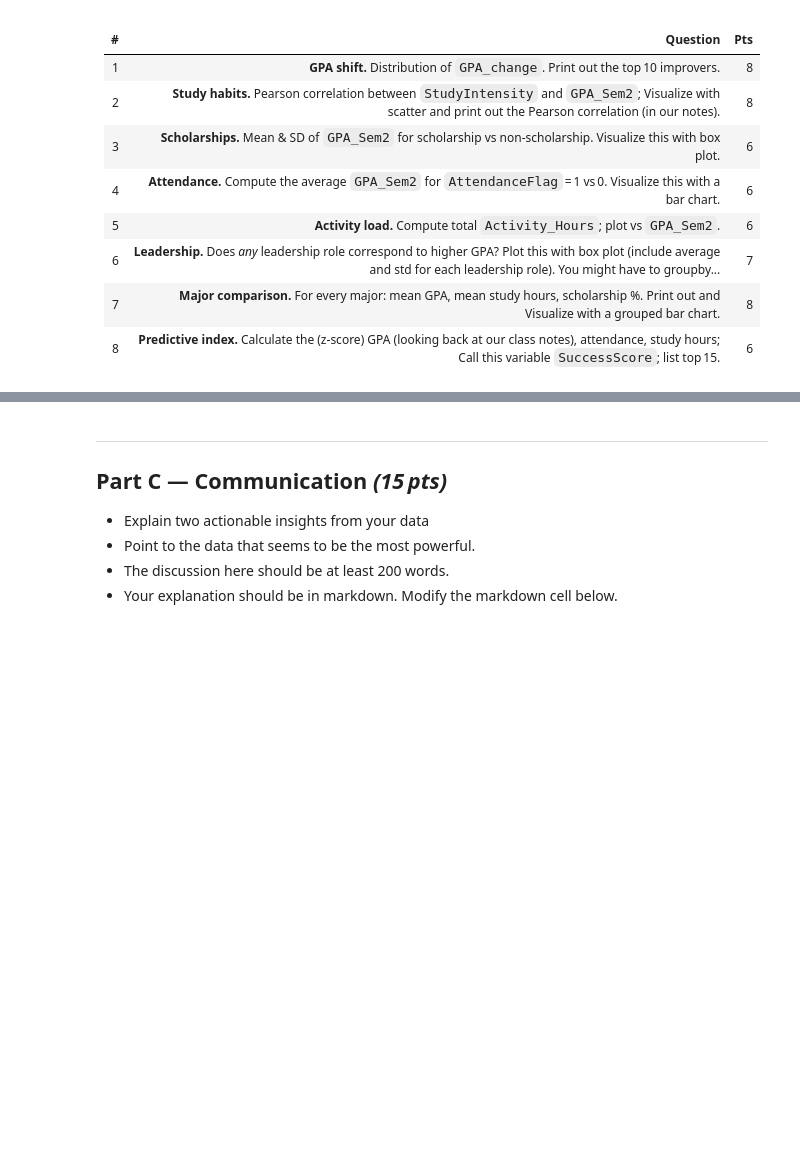
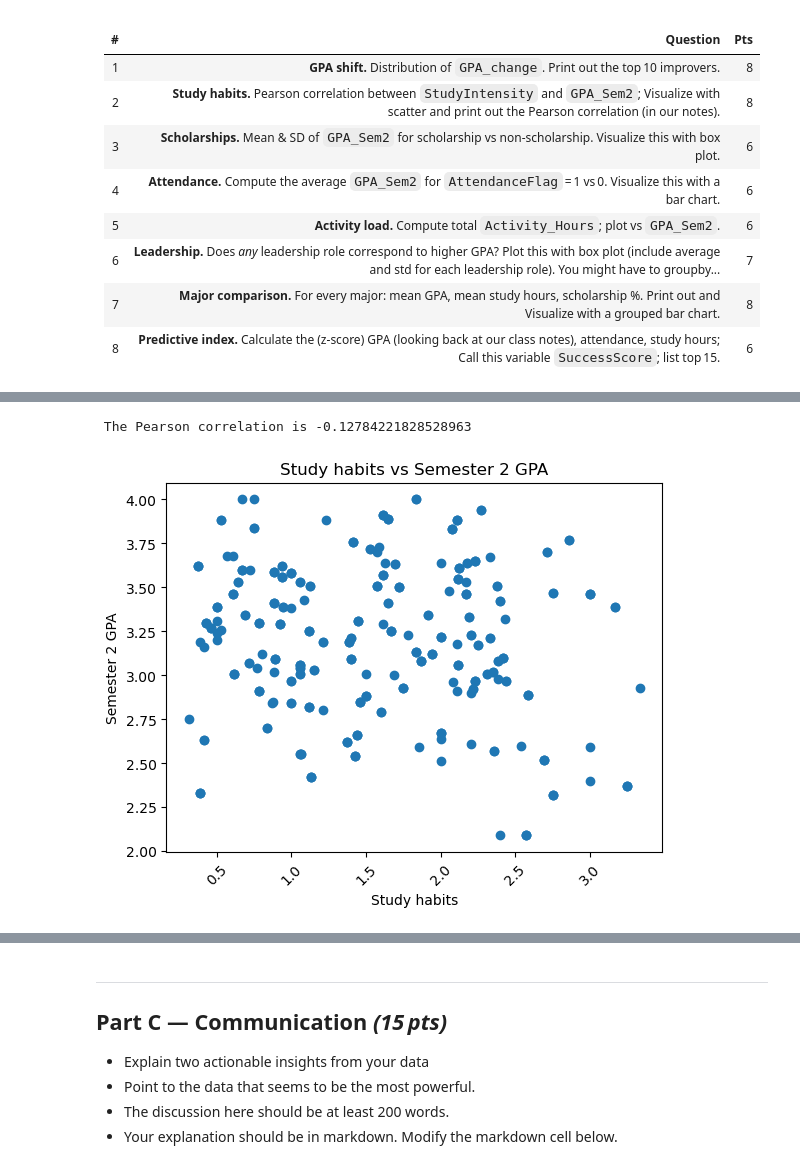
Before and after one commit to rhodes-cs-sanders/data242-sp25-hw7-Mira-Berkey, a Jupyter notebook: DATA242_hwk7.ipynb, the cells around one changed output, grey strips where cells are left out. Drawn from its saved outputs; the diff is of its cells as text; code cells hidden in the pictures; blank space fills up the shorter version.

```diff
--- a/DATA242_hwk7.ipynb
+++ b/DATA242_hwk7.ipynb
@@ -31,4 +31,17 @@ AttendanceFlag = 1 if AttendanceRate ≥ 0.90 else 0
 import numpy as np
 import pandas as pd
 academic=pd.read_csv("student_academic.csv")
-activities=pd.read_csv("student_activities.csv")
+activity=pd.read_csv("student_activities.csv")
+print(academic.shape)
+print(activity.shape)
+print(academic.dtypes)
+print(activity.dtypes)
+academic_c=academic.dropna().copy()
+activity_c=activity.dropna().copy()
+# I chose to remove rows with missing values, because I will be calculating means and distribution which would be distorted with outlying zeroes.
+academic_c["GPA_change"]=academic_c["GPA_Sem2"]-academic_c["GPA_Sem1"]
+#print(academic_c["GPA_change"])
+academic_c["StudyIntensity"]=academic_c["Hours_Study"]/academic_c["Credits_Enrolled"]
+#print(academic_c["StudyIntensity"])
+academic_c["AttendanceFlag"]=(academic_c["AttendanceRate"]>=0.9)#.astype(int)
+print(academic_c)
@@ -47,3 +78,7 @@ The difficulty of this problem that the data is contained in two different data
 | 6 | **Leadership.** Does *any* leadership role correspond to higher GPA?  Plot this with box plot (include average and std for each leadership role).  You might have to groupby...| 7 |
 | 7 | **Major comparison.** For every major: mean GPA, mean study hours, scholarship %. Print out  and Visualize with a grouped bar chart. | 8 |
 | 8 | **Predictive index.** Calculate the (z‑score) GPA (looking back at our class notes), attendance, study hours; Call this variable `SuccessScore`; list top 15. | 6 |
+# %%
+# Merge the data
+merged_df=pd.merge(academic_c, activity, on="StudentID", how="inner")
+print(merged_df)
@@ -52,4 +126,25 @@ The difficulty of this problem that the data is contained in two different data
 # %%
 # 2	Study habits. Pearson correlation between StudyIntensity and GPA_Sem2; Visualize with scatter and print out the Pearson correlation (in our notes).
+stud = merged_df['StudyIntensity'].to_numpy()
+sem2 = merged_df['GPA_Sem2'].to_numpy()
+
+# Pearson correlation via NumPy
+corr = np.corrcoef(stud, sem2)
+#print(corr)
+
+#You see this is a matrix and the data we need is in the first row second column so I'm going to slice it out!
+corr=corr[0,1]
+print(f' The Pearson correlation is {corr}')
+
+import matplotlib.pyplot as plt
+plt.scatter(stud, sem2)
+plt.xticks(rotation=45)
+plt.xlabel("Study habits")
+plt.ylabel("Semester 2 GPA")
+plt.title("Study habits vs Semester 2 GPA")
+plt.show()
+# %% [output]
+ The Pearson correlation is -0.12784221828528963
+[figure, added]
 # %%
 # 3	Scholarships. Mean & SD of GPA_Sem2 for scholarship vs non‑scholarship. Visualize this with box plot.
```
Also changed, not shown: parts of 10 cells of this notebook.
